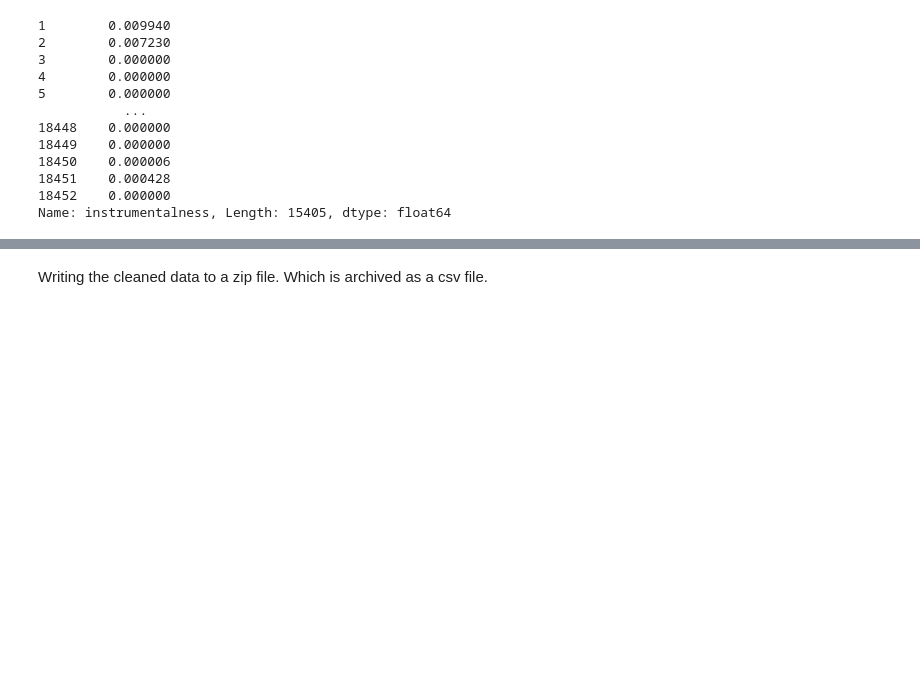
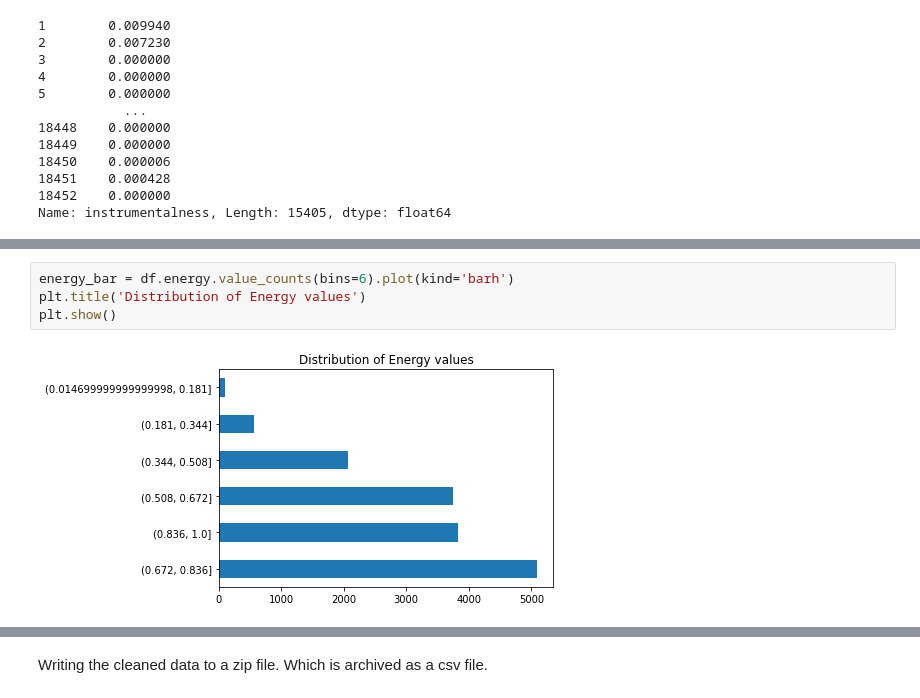
Before and after one commit to EricCallaway/Music_Recommendation_Application, a Jupyter notebook: data_cleaning/clean_RNN_dataset.ipynb, the cells around one changed output, grey strips where cells are left out. Drawn from its saved outputs; the diff is of its cells as text; blank space fills up the shorter version.

```diff
--- a/data_cleaning/clean_RNN_dataset.ipynb
+++ b/data_cleaning/clean_RNN_dataset.ipynb
@@ -142,0 +150,6 @@ Name: instrumentalness, Length: 15405, dtype: float64
+# %%
+energy_bar = df.energy.value_counts(bins=6).plot(kind='barh')
+plt.title('Distribution of Energy values')
+plt.show()
+# %% [output]
+[figure, added]
```
Also changed, not shown: parts of 11 cells of this notebook.
